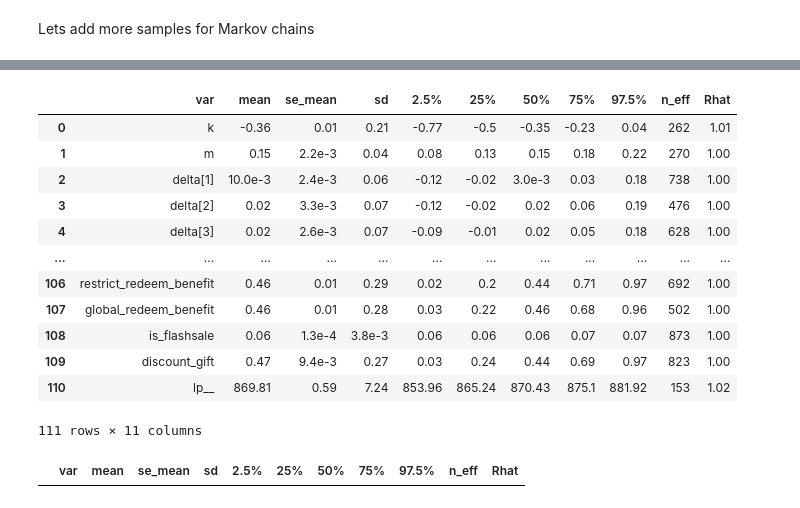
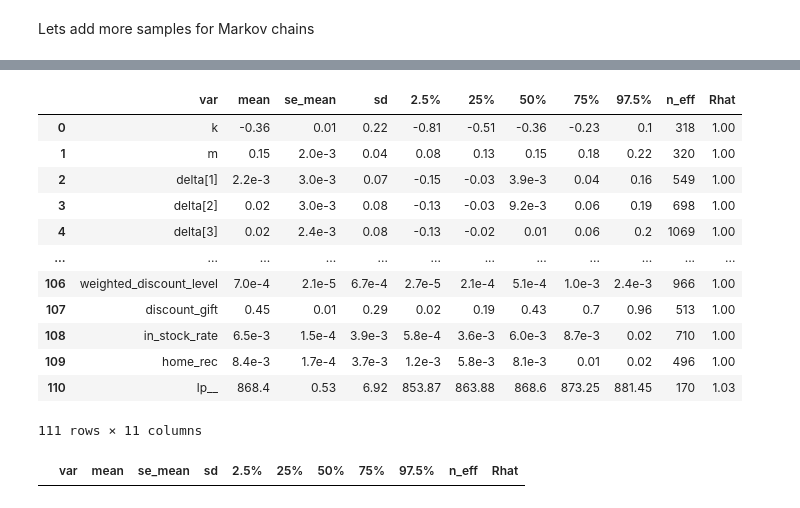
Before and after one commit to alexander-pv/prophet, a Jupyter notebook: test_constrained_model.ipynb, the cells around one changed output, grey strips where cells are left out. Cells and saved outputs as stored; diff of their text form; code cells hidden in the pictures.

```diff
--- a/test_constrained_model.ipynb
+++ b/test_constrained_model.ipynb
@@ -205,19 +205,19 @@ Stan backend: PYSTAN
 # %%
-df_stan_summary2 = get_stansummary(model)
+df_stan_summary2 = get_stansummary(model2)
 df_stan_summary2
 # %% [output]
 |  | var | mean | se_mean | sd | 2.5% | 25% | 50% | 75% | 97.5% | n_eff | Rhat |
-| 0 | k | -0.36 | 0.01 | 0.21 | -0.77 | -0.5 | -0.35 | -0.23 | 0.04 | 262 | 1.01 |
-| 1 | m | 0.15 | 2.2e-3 | 0.04 | 0.08 | 0.13 | 0.15 | 0.18 | 0.22 | 270 | 1.00 |
-| 2 | delta[1] | 10.0e-3 | 2.4e-3 | 0.06 | -0.12 | -0.02 | 3.0e-3 | 0.03 | 0.18 | 738 | 1.00 |
-| 3 | delta[2] | 0.02 | 3.3e-3 | 0.07 | -0.12 | -0.02 | 0.02 | 0.06 | 0.19 | 476 | 1.00 |
-| 4 | delta[3] | 0.02 | 2.6e-3 | 0.07 | -0.09 | -0.01 | 0.02 | 0.05 | 0.18 | 628 | 1.00 |
+| 0 | k | -0.36 | 0.01 | 0.22 | -0.81 | -0.51 | -0.36 | -0.23 | 0.1 | 318 | 1.00 |
+| 1 | m | 0.15 | 2.0e-3 | 0.04 | 0.08 | 0.13 | 0.15 | 0.18 | 0.22 | 320 | 1.00 |
+| 2 | delta[1] | 2.2e-3 | 3.0e-3 | 0.07 | -0.15 | -0.03 | 3.9e-3 | 0.04 | 0.16 | 549 | 1.00 |
+| 3 | delta[2] | 0.02 | 3.0e-3 | 0.08 | -0.13 | -0.03 | 9.2e-3 | 0.06 | 0.19 | 698 | 1.00 |
+| 4 | delta[3] | 0.02 | 2.4e-3 | 0.08 | -0.13 | -0.02 | 0.01 | 0.06 | 0.2 | 1069 | 1.00 |
 | ... | ... | ... | ... | ... | ... | ... | ... | ... | ... | ... | ... |
-| 106 | restrict_redeem_benefit | 0.46 | 0.01 | 0.29 | 0.02 | 0.2 | 0.44 | 0.71 | 0.97 | 692 | 1.00 |
-| 107 | global_redeem_benefit | 0.46 | 0.01 | 0.28 | 0.03 | 0.22 | 0.46 | 0.68 | 0.96 | 502 | 1.00 |
-| 108 | is_flashsale | 0.06 | 1.3e-4 | 3.8e-3 | 0.06 | 0.06 | 0.06 | 0.07 | 0.07 | 873 | 1.00 |
-| 109 | discount_gift | 0.47 | 9.4e-3 | 0.27 | 0.03 | 0.24 | 0.44 | 0.69 | 0.97 | 823 | 1.00 |
-| 110 | lp__ | 869.81 | 0.59 | 7.24 | 853.96 | 865.24 | 870.43 | 875.1 | 881.92 | 153 | 1.02 |
+| 106 | weighted_discount_level | 7.0e-4 | 2.1e-5 | 6.7e-4 | 2.7e-5 | 2.1e-4 | 5.1e-4 | 1.0e-3 | 2.4e-3 | 966 | 1.00 |
+| 107 | discount_gift | 0.45 | 0.01 | 0.29 | 0.02 | 0.19 | 0.43 | 0.7 | 0.96 | 513 | 1.00 |
+| 108 | in_stock_rate | 6.5e-3 | 1.5e-4 | 3.9e-3 | 5.8e-4 | 3.6e-3 | 6.0e-3 | 8.7e-3 | 0.02 | 710 | 1.00 |
+| 109 | home_rec | 8.4e-3 | 1.7e-4 | 3.7e-3 | 1.2e-3 | 5.8e-3 | 8.1e-3 | 0.01 | 0.02 | 496 | 1.00 |
+| 110 | lp__ | 868.4 | 0.53 | 6.92 | 853.87 | 863.88 | 868.6 | 873.25 | 881.45 | 170 | 1.03 |
 111 rows × 11 columns
 # %%
 # Regressors with high difference in beetween-chain and within-chain variance
```
Also changed, not shown: parts of 9 cells of this notebook.
